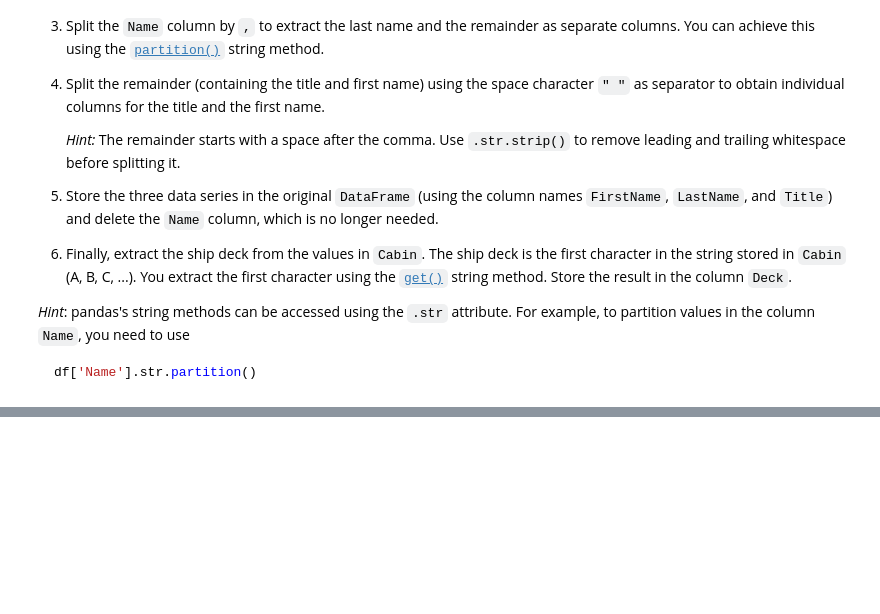
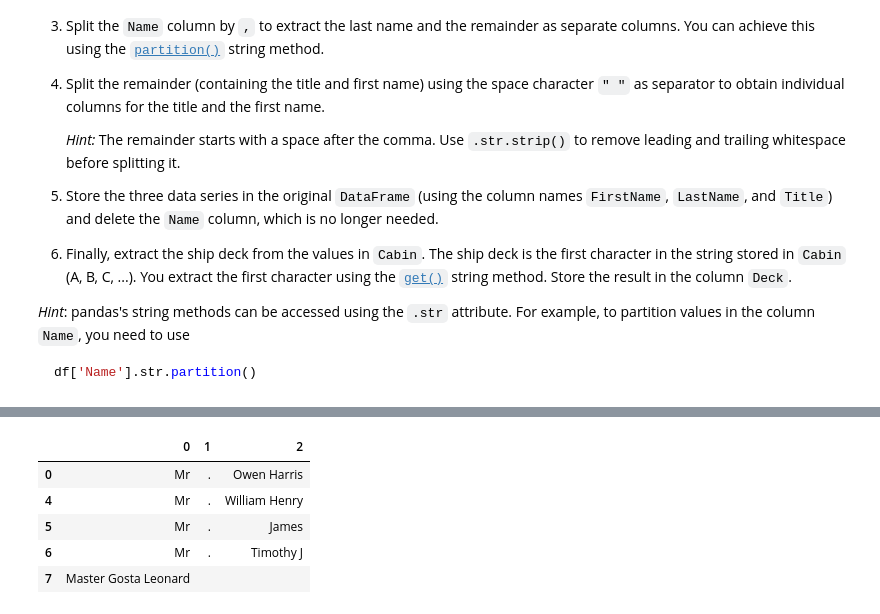
Before and after one commit to 646nwbf27y-lab/TECH2-H26, a Jupyter notebook: workshops/workshop2/workshop2TH.ipynb, the cells around one changed output, grey strips where cells are left out. Saved outputs shown, nothing was run; the diff lists cells and outputs as text; code cells hidden in the pictures; blank space fills up the shorter version.

```diff
--- a/workshops/workshop2/workshop2TH.ipynb
+++ b/workshops/workshop2/workshop2TH.ipynb
@@ -521,0 +557,11 @@ df['Name'].str.partition()
+# %%
+#splitting the names into parts by space
+more_parts = parts[2].str.partition('. ')
+more_parts.head()
+# %% [output]
+|  | 0 | 1 | 2 |
+| 0 | Mr | . | Owen Harris |
+| 4 | Mr | . | William Henry |
+| 5 | Mr | . | James |
+| 6 | Mr | . | Timothy J |
+| 7 | Master Gosta Leonard |  |  |
```
Also changed, not shown: parts of 9 cells of this notebook.
